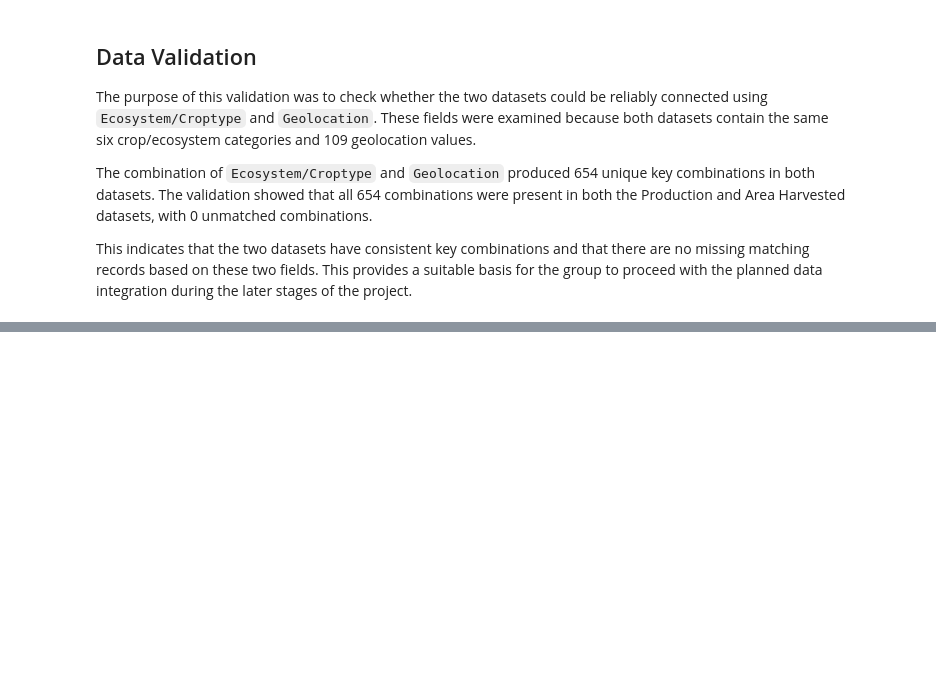
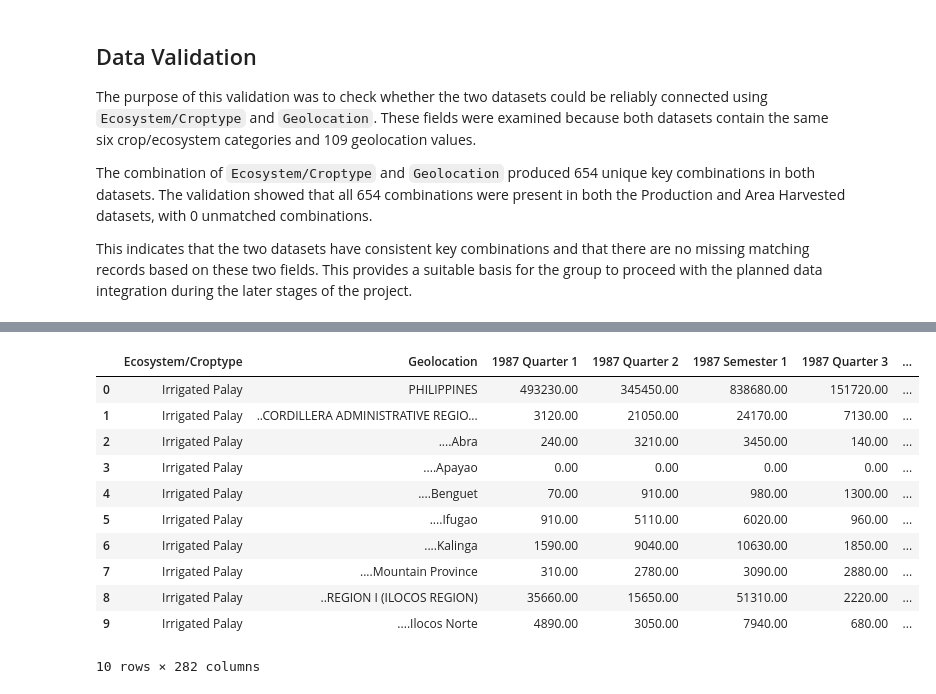
Before and after one commit to ralpharonbonifacio-glitch/GRP6-FinalProject, a Jupyter notebook: notebooks/week8_initial_inspection.ipynb, the cells around one changed output, grey strips where cells are left out. Drawn from its saved outputs; the diff is of its cells as text; code cells hidden in the pictures; blank space fills up the shorter version.

```diff
--- a/notebooks/week8_initial_inspection.ipynb
+++ b/notebooks/week8_initial_inspection.ipynb
@@ -206,0 +262,15 @@ This indicates that the two datasets have consistent key combinations and that t
+# %%
+area[area.eq("..").any(axis=1)].head(10)
+# %% [output]
+|  | Ecosystem/Croptype | Geolocation | 1987 Quarter 1 | 1987 Quarter 2 | 1987 Semester 1 | 1987 Quarter 3 | ... |
+| 0 | Irrigated Palay | PHILIPPINES | 493230.00 | 345450.00 | 838680.00 | 151720.00 | ... |
+| 1 | Irrigated Palay | ..CORDILLERA ADMINISTRATIVE REGIO... | 3120.00 | 21050.00 | 24170.00 | 7130.00 | ... |
+| 2 | Irrigated Palay | ....Abra | 240.00 | 3210.00 | 3450.00 | 140.00 | ... |
+| 3 | Irrigated Palay | ....Apayao | 0.00 | 0.00 | 0.00 | 0.00 | ... |
+| 4 | Irrigated Palay | ....Benguet | 70.00 | 910.00 | 980.00 | 1300.00 | ... |
+| 5 | Irrigated Palay | ....Ifugao | 910.00 | 5110.00 | 6020.00 | 960.00 | ... |
+| 6 | Irrigated Palay | ....Kalinga | 1590.00 | 9040.00 | 10630.00 | 1850.00 | ... |
+| 7 | Irrigated Palay | ....Mountain Province | 310.00 | 2780.00 | 3090.00 | 2880.00 | ... |
+| 8 | Irrigated Palay | ..REGION I (ILOCOS REGION) | 35660.00 | 15650.00 | 51310.00 | 2220.00 | ... |
+| 9 | Irrigated Palay | ....Ilocos Norte | 4890.00 | 3050.00 | 7940.00 | 680.00 | ... |
+10 rows × 282 columns
```
Also changed, not shown: parts of 3 cells of this notebook.
